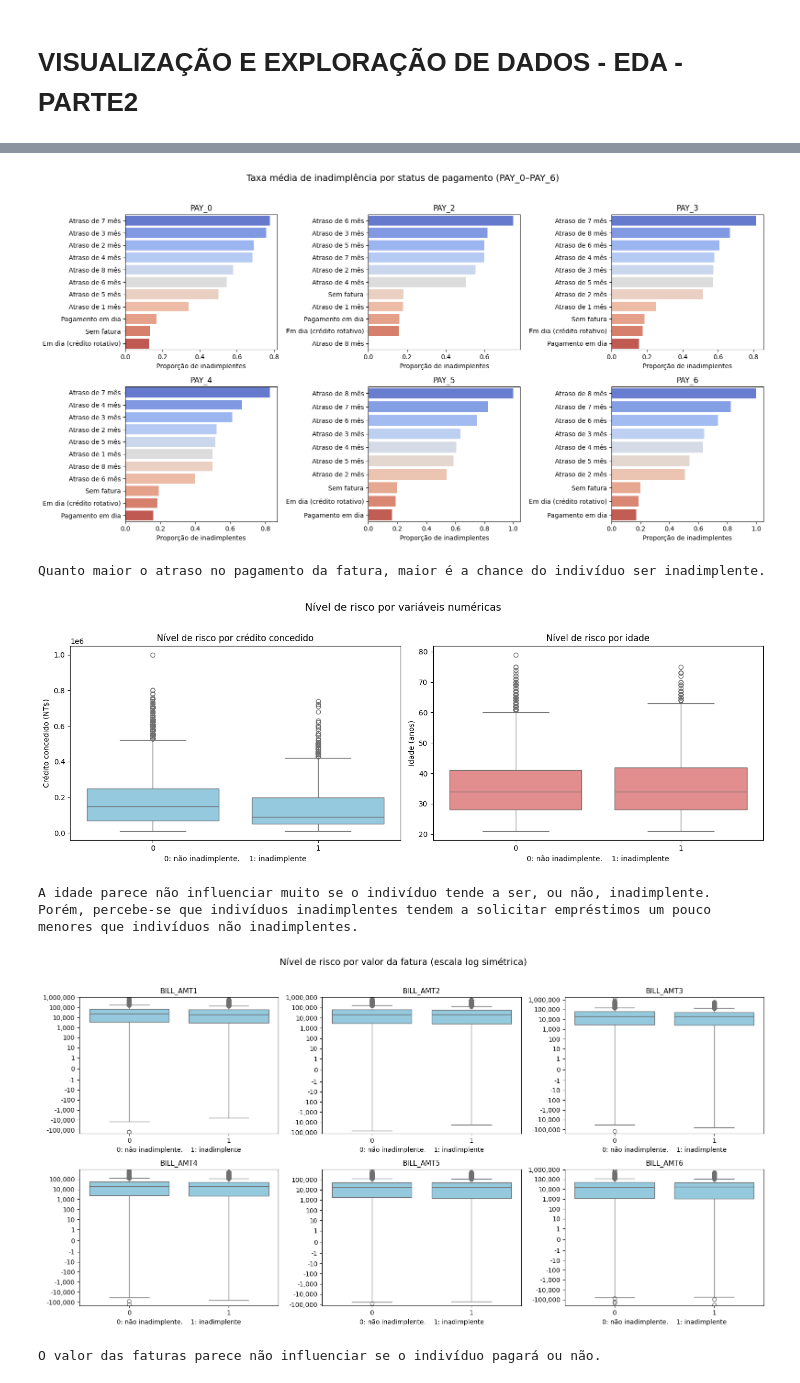
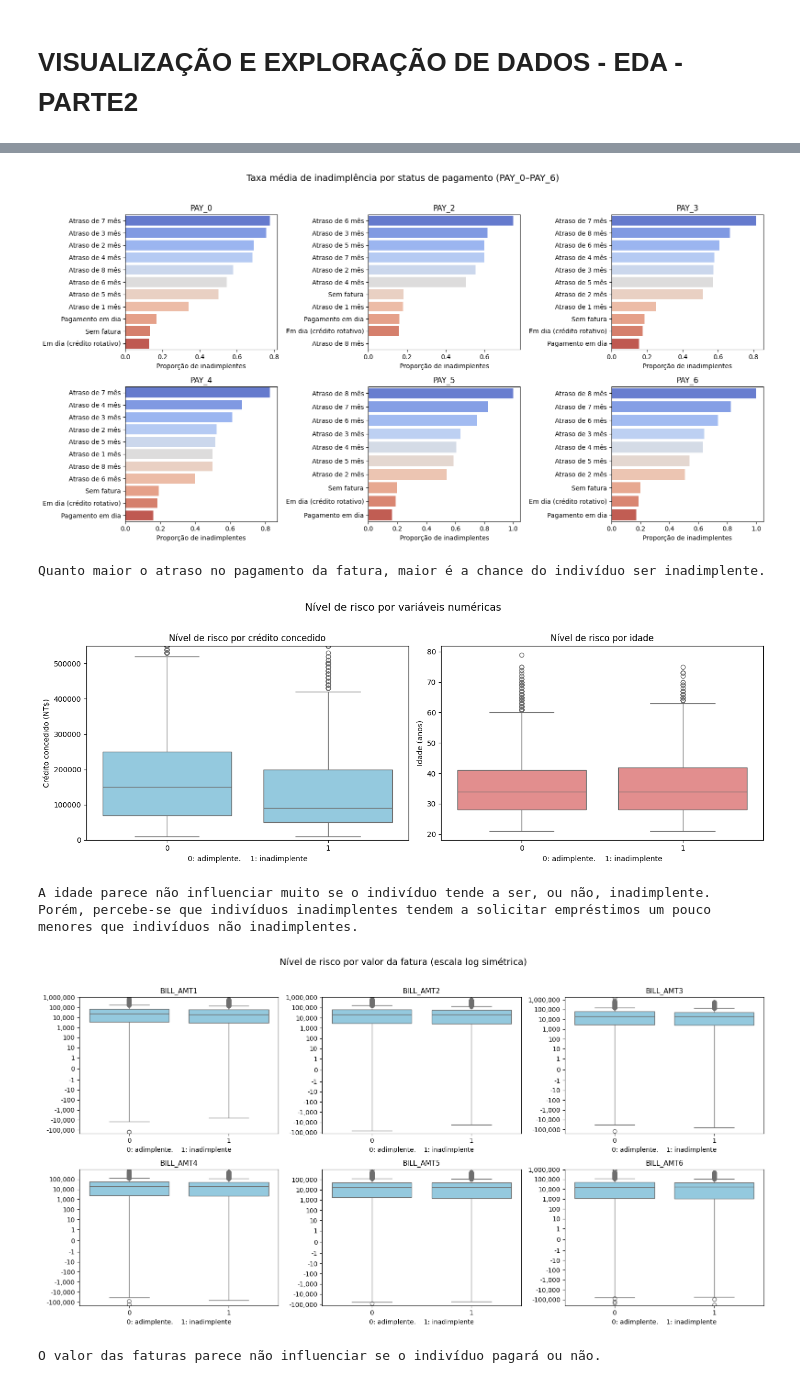
Before and after one commit to PauloVincenzi/Modelo_de_Inadimplencia_e_Score, a Jupyter notebook: EDA.ipynb, the cells around one changed output, grey strips where cells are left out. Saved outputs shown, nothing was run; the diff lists cells and outputs as text; code cells hidden in the pictures.

Commit message:
Atualiza notebooks e adiciona relatório e imagens

```diff
--- a/EDA.ipynb
+++ b/EDA.ipynb
@@ -357,16 +365,17 @@ axes = axes.flatten()
 # LIMIT_BAL
 
 sns.boxplot(x='default payment next month', y='LIMIT_BAL', data=df, ax=axes[0], color='skyblue')
+axes[0].set_ylim(0, 550000)
 axes[0].set_title('Nível de risco por crédito concedido')
 axes[0].set_ylabel('Crédito concedido (NT$)')
-axes[0].set_xlabel('0: não inadimplente.    1: inadimplente')
+axes[0].set_xlabel('0: adimplente.    1: inadimplente')
 
 # AGE
 
 sns.boxplot(x='default payment next month', y='AGE', data=df, ax=axes[1], color='lightcoral')
 axes[1].set_title('Nível de risco por idade')
 axes[1].set_ylabel('Idade (anos)')
-axes[1].set_xlabel('0: não inadimplente.    1: inadimplente')
+axes[1].set_xlabel('0: adimplente.    1: inadimplente')
 
 fig.suptitle('Nível de risco por variáveis numéricas', fontsize=14, y=1.02)
 plt.tight_layout()
@@ -392,7 +401,7 @@ for i, col in enumerate(cols_bill):
     axes[i].set_yscale('symlog', linthresh=1)
     axes[i].yaxis.set_major_formatter(mtick.FuncFormatter(lambda y, _: f'{int(y):,}'))
     axes[i].set_title(f'{col}', fontsize=11)
-    axes[i].set_xlabel('0: não inadimplente.    1: inadimplente')
+    axes[i].set_xlabel('0: adimplente.    1: inadimplente')
     axes[i].set_ylabel('')
 
 fig.suptitle('Nível de risco por valor da fatura (escala log simétrica)', fontsize=14, y=1.02)
@@ -418,7 +427,7 @@ for i, col in enumerate(cols_pay):
     axes[i].set_yscale('log')
     axes[i].yaxis.set_major_formatter(mtick.FuncFormatter(lambda y, _: f'{int(y):,}'))
     axes[i].set_title(f'{col}', fontsize=11)
-    axes[i].set_xlabel('0: não inadimplente.    1: inadimplente')
+    axes[i].set_xlabel('0: adimplente.    1: inadimplente')
     axes[i].set_ylabel('')
 
 fig.suptitle('Nível de risco por valor pago (escala log)', fontsize=14, y=1.02)
@@ -453,35 +462,35 @@ Passing `palette` without assigning `hue` is deprecated and will be removed in v
 
 Passing `palette` without assigning `hue` is deprecated and will be removed in v0.14.0. Assign the `y` variable to `hue` and set `legend=False` for the same effect.
 
   sns.barplot(x=taxa.values, y=taxa.index, palette='coolwarm', ax=axes[i])
 
 Passing `palette` without assigning `hue` is deprecated and will be removed in v0.14.0. Assign the `y` variable to `hue` and set `legend=False` for the same effect.
 
   sns.barplot(x=taxa.values, y=taxa.index, palette='coolwarm', ax=axes[i])
 [figure]
 Homens tendem a ser um pouco mais inadimplentes que as mulheres. É difícil encontrar uma relação óbvia quanto ao estado civil e a inadimplência
 Porém, percebe-se conforme a escolaridade diminui, a tendência é que o indivíduo seja mais inadimplente.
 Passing `palette` without assigning `hue` is deprecated and will be removed in v0.14.0. Assign the `y` variable to `hue` and set `legend=False` for the same effect.
 
   sns.barplot(x=taxa.values, y=taxa.index, palette='coolwarm', ax=axes[i])
 
 Passing `palette` without assigning `hue` is deprecated and will be removed in v0.14.0. Assign the `y` variable to `hue` and set `legend=False` for the same effect.
 
   sns.barplot(x=taxa.values, y=taxa.index, palette='coolwarm', ax=axes[i])
 
 Passing `palette` without assigning `hue` is deprecated and will be removed in v0.14.0. Assign the `y` variable to `hue` and set `legend=False` for the same effect.
 
   sns.barplot(x=taxa.values, y=taxa.index, palette='coolwarm', ax=axes[i])
 
 ... (7 lines left out)
 
 Passing `palette` without assigning `hue` is deprecated and will be removed in v0.14.0. Assign the `y` variable to `hue` and set `legend=False` for the same effect.
 
   sns.barplot(x=taxa.values, y=taxa.index, palette='coolwarm', ax=axes[i])
 [figure]
 Quanto maior o atraso no pagamento da fatura, maior é a chance do indivíduo ser inadimplente.
-[figure, old version]
+[figure, new version]
 A idade parece não influenciar muito se o indivíduo tende a ser, ou não, inadimplente.
 Porém, percebe-se que indivíduos inadimplentes tendem a solicitar empréstimos um pouco menores que indivíduos não inadimplentes.
-[figure, old version]
+[figure, new version]
 O valor das faturas parece não influenciar se o indivíduo pagará ou não.
```
Also changed, not shown: parts of 3 cells of this notebook, 18 other files.
